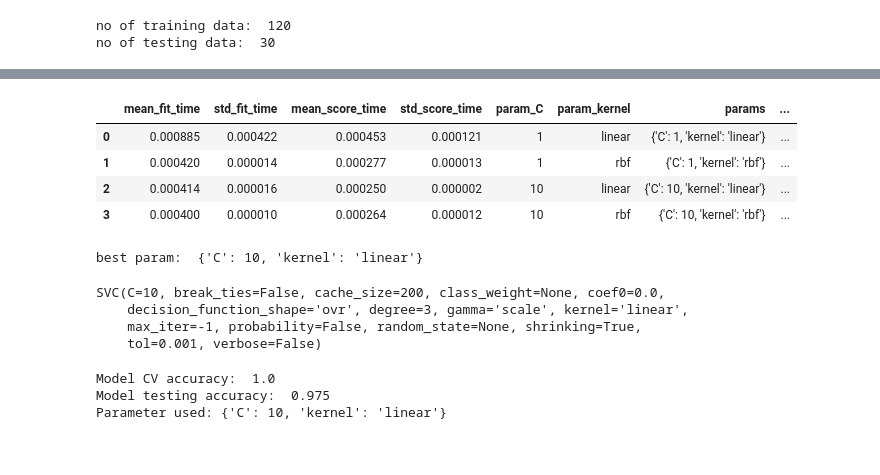
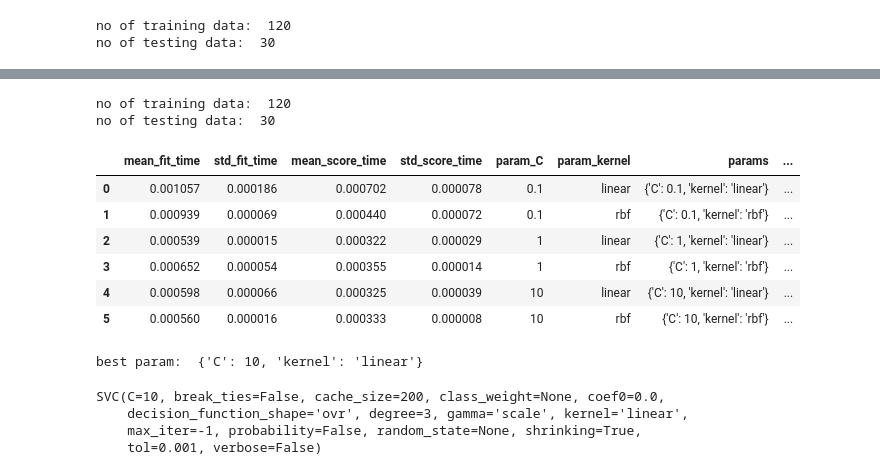
Before and after one commit to shiernee/Advanced_ML, a Jupyter notebook: Week5/WOA7015_Wk5.ipynb, the cells around one changed output, grey strips where cells are left out. Saved outputs shown, nothing was run; the diff lists cells and outputs as text; code cells hidden in the pictures.

```diff
--- a/Week5/WOA7015_Wk5.ipynb
+++ b/Week5/WOA7015_Wk5.ipynb
@@ -201,24 +225,29 @@ iris = datasets.load_iris()
 X, y = iris.data, iris.target
 
 # Split into training and testing data
-X_train, X_test, y_train, y_test = train_test_split(X, y, test_size=0.80, random_state=42)
+X_train, X_test, y_train, y_test = train_test_split(X, y, test_size=0.20, random_state=42)
 
 print('no of training data: ', len(X_train))
 print('no of testing data: ', len(X_test))
+# %% [output]
+no of training data:  120
+no of testing data:  30
 # %%
 svc = SVC()
-parameters = {'kernel':('linear', 'rbf'), 'C':[1, 10]}
-clf = GridSearchCV(svc, parameters, cv=5)
+parameters = {'kernel':('linear', 'rbf'), 'C':[0.1, 1, 10]}
+clf = GridSearchCV(svc, parameters, cv=4)
 clf.fit(X_train, y_train)
 results = clf.cv_results_
 results = pd.DataFrame.from_dict(results)
 results
 # %% [output]
 |  | mean_fit_time | std_fit_time | mean_score_time | std_score_time | param_C | param_kernel | params | ... |
-| 0 | 0.000885 | 0.000422 | 0.000453 | 0.000121 | 1 | linear | {'C': 1, 'kernel': 'linear'} | ... |
-| 1 | 0.000420 | 0.000014 | 0.000277 | 0.000013 | 1 | rbf | {'C': 1, 'kernel': 'rbf'} | ... |
-| 2 | 0.000414 | 0.000016 | 0.000250 | 0.000002 | 10 | linear | {'C': 10, 'kernel': 'linear'} | ... |
-| 3 | 0.000400 | 0.000010 | 0.000264 | 0.000012 | 10 | rbf | {'C': 10, 'kernel': 'rbf'} | ... |
+| 0 | 0.001057 | 0.000186 | 0.000702 | 0.000078 | 0.1 | linear | {'C': 0.1, 'kernel': 'linear'} | ... |
+| 1 | 0.000939 | 0.000069 | 0.000440 | 0.000072 | 0.1 | rbf | {'C': 0.1, 'kernel': 'rbf'} | ... |
+| 2 | 0.000539 | 0.000015 | 0.000322 | 0.000029 | 1 | linear | {'C': 1, 'kernel': 'linear'} | ... |
+| 3 | 0.000652 | 0.000054 | 0.000355 | 0.000014 | 1 | rbf | {'C': 1, 'kernel': 'rbf'} | ... |
+| 4 | 0.000598 | 0.000066 | 0.000325 | 0.000039 | 10 | linear | {'C': 10, 'kernel': 'linear'} | ... |
+| 5 | 0.000560 | 0.000016 | 0.000333 | 0.000008 | 10 | rbf | {'C': 10, 'kernel': 'rbf'} | ... |
 # %%
 # Retrain the model with the best hyperparameter
 best_param = clf.best_params_
@@ -242,10 +271,6 @@ test_accuracy = accuracy_score(y_test, y_pred)
 print('Model CV accuracy: ', results['mean_test_score'].iloc[2])
 print('Model testing accuracy: ', test_accuracy)
 print('Parameter used:', best_param)
-# %% [output]
-Model CV accuracy:  1.0
-Model testing accuracy:  0.975
-Parameter used: {'C': 10, 'kernel': 'linear'}
 # %%
 # Evaluate by means of a confusion matrix
 from sklearn.metrics import ConfusionMatrixDisplay
```
Also changed, not shown: parts of 11 cells of this notebook.
